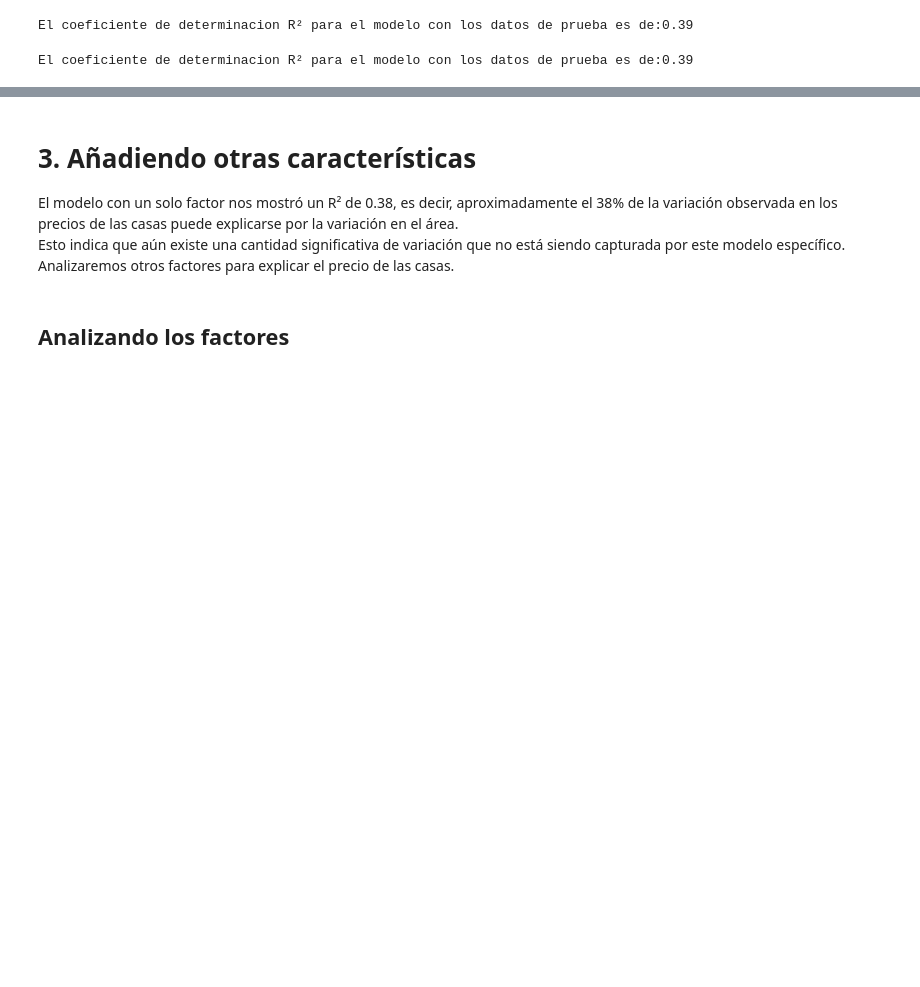
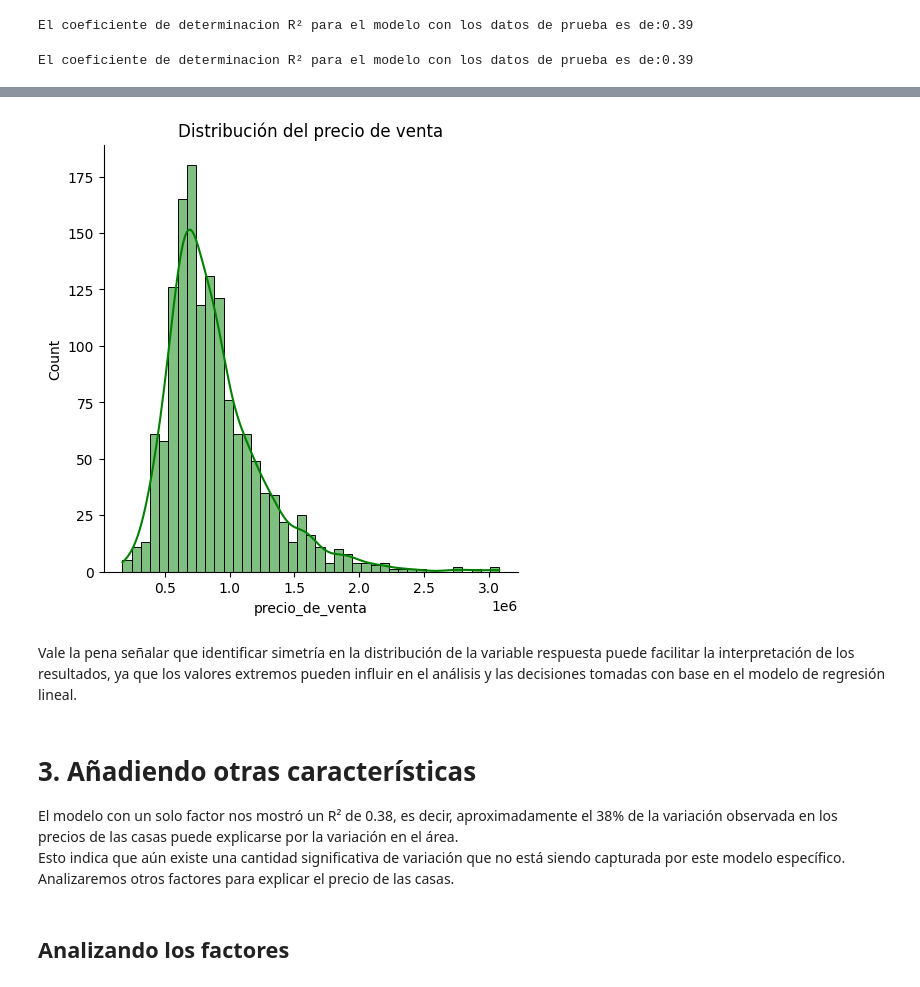
Before and after one commit to Ivan8Garcia/data-science, a Jupyter notebook: Precios_de_inmuebles_regresion_lineal.ipynb, the cells around one changed output, grey strips where cells are left out. Drawn from its saved outputs; the diff is of its cells as text; code cells hidden in the pictures; blank space fills up the shorter version.

```diff
--- a/Precios_de_inmuebles_regresion_lineal.ipynb
+++ b/Precios_de_inmuebles_regresion_lineal.ipynb
@@ -309,3 +316,11 @@ El coeficiente de determinacion R² para el modelo con los datos de prueba es de
+# %%
+sns.displot(datos['precio_de_venta'], kde=True, color='green')
+plt.title('Distribución del precio de venta')
+plt.show()
+# %% [output]
+[figure, added]
+# %% [markdown]
+Vale la pena señalar que identificar simetría en la distribución de la variable respuesta puede facilitar la interpretación de los resultados, ya que los valores extremos pueden influir en el análisis y las decisiones tomadas con base en el modelo de regresión lineal.
 # %% [markdown]
 # 3. Añadiendo otras características
 
```
Also changed, not shown: parts of 11 cells of this notebook.
